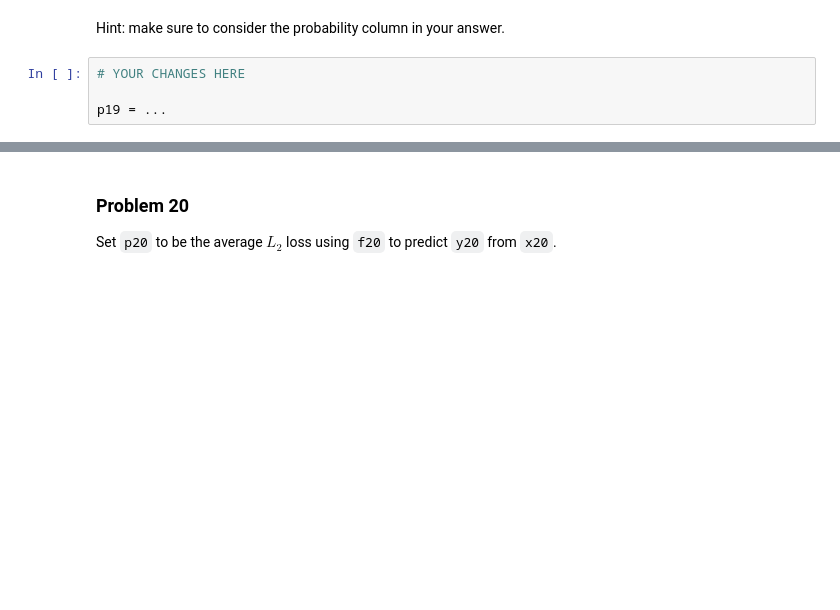
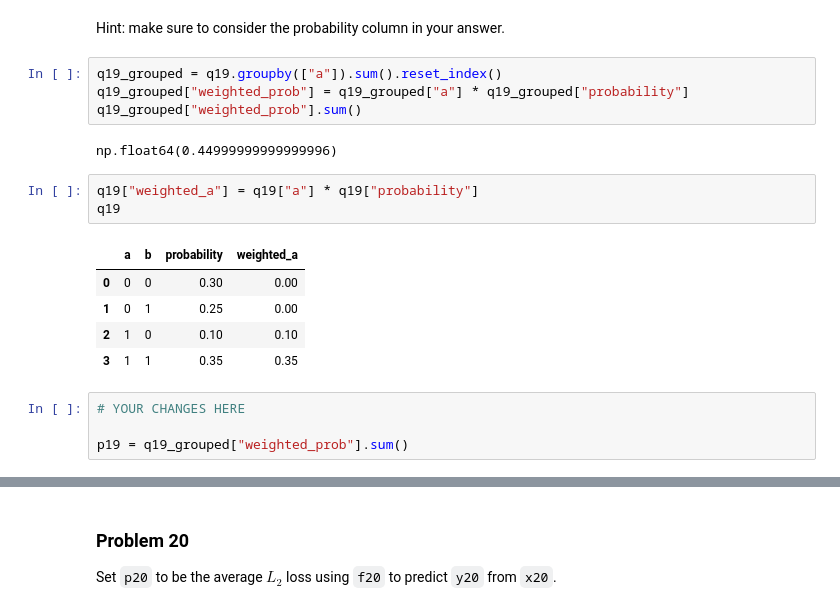
Before and after one commit to JonG-2025/dx601-homework-06, a Jupyter notebook: homework.ipynb, the cells around one changed output, grey strips where cells are left out. Cells and saved outputs as stored; diff of their text form; blank space fills up the shorter version.

```diff
--- a/homework.ipynb
+++ b/homework.ipynb
@@ -720,10 +720,25 @@ q19
 | 3 | 1 | 1 | 0.35 |
 # %% [markdown]
 Hint: make sure to consider the probability column in your answer.
+# %%
+q19_grouped = q19.groupby(["a"]).sum().reset_index()
+q19_grouped["weighted_prob"] = q19_grouped["a"] * q19_grouped["probability"]
+q19_grouped["weighted_prob"].sum()
+# %% [output]
+np.float64(0.44999999999999996)
+# %%
+q19["weighted_a"] = q19["a"] * q19["probability"]
+q19
+# %% [output]
+|  | a | b | probability | weighted_a |
+| 0 | 0 | 0 | 0.30 | 0.00 |
+| 1 | 0 | 1 | 0.25 | 0.00 |
+| 2 | 1 | 0 | 0.10 | 0.10 |
+| 3 | 1 | 1 | 0.35 | 0.35 |
 # %%
 # YOUR CHANGES HERE
 
-p19 = ...
+p19 = q19_grouped["weighted_prob"].sum()
 # %%
 p19
 # %% [output]
```
Also changed, not shown: parts of 1 cell of this notebook.
